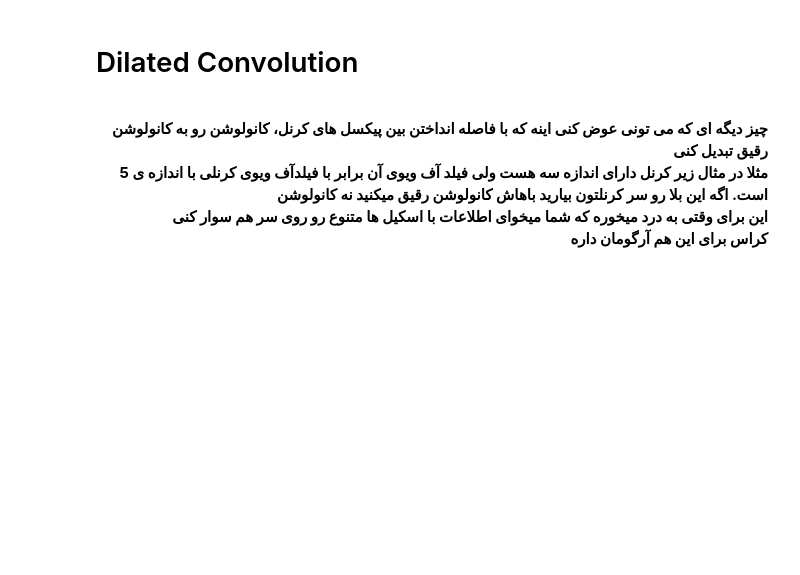
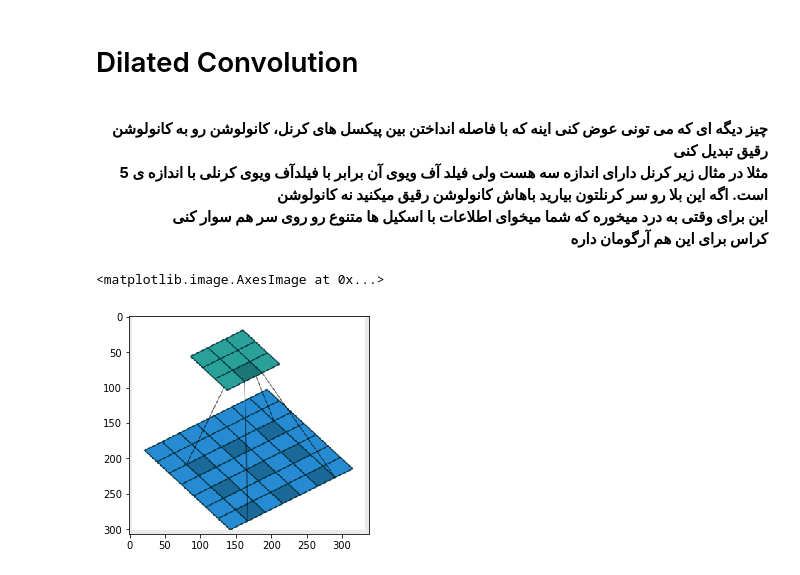
Before and after one commit to ShahrokhGit/DL_Practice, a Jupyter notebook: CNN_Chapter02.ipynb, the cells around one changed output. Drawn from its saved outputs; the diff is of its cells as text; code cells hidden in the pictures; blank space fills up the shorter version.

```diff
--- a/CNN_Chapter02.ipynb
+++ b/CNN_Chapter02.ipynb
@@ -384,3 +390,9 @@ shah_classifier3.add(Conv2D(20, activation='relu', input_shape = (img_rows,img_c
             <br> کراس برای این هم آرگومان داره
 # %%
 shah_classifier3.add(Conv2D(20, activation='relu', input_shape = (img_rows,img_cols,1), dilation_rate=2))
+# %%
+dilated_conv = plt.imread('Photos/dilated_Conv.PNG')
+plt.imshow(dilated_conv)
+# %% [output]
+<matplotlib.image.AxesImage at 0x...>
+[figure, added]
```
Also changed, not shown: parts of 1 cell of this notebook, 5 other files.
